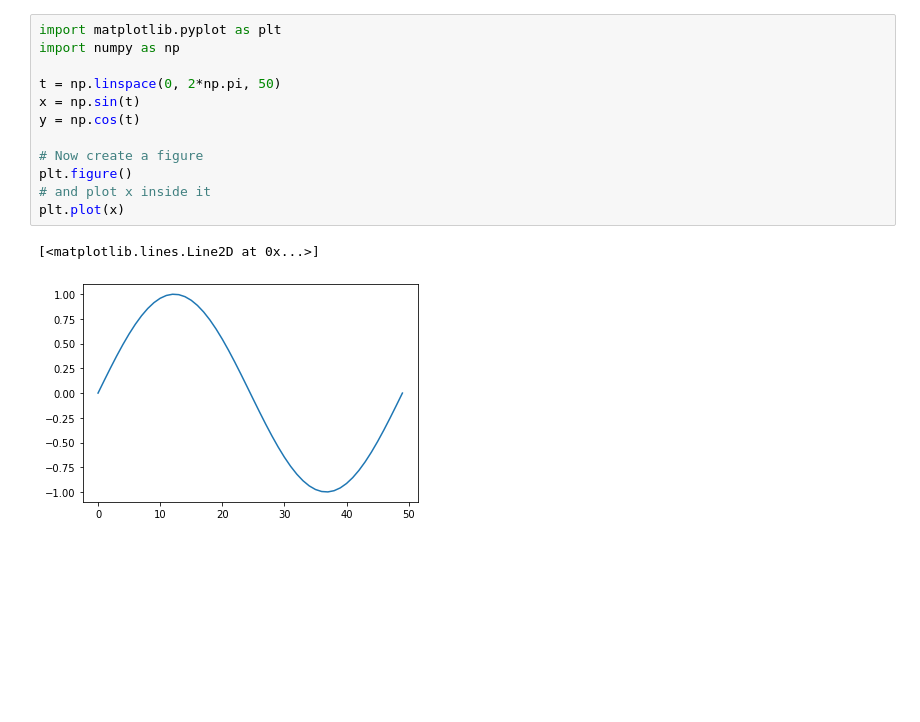
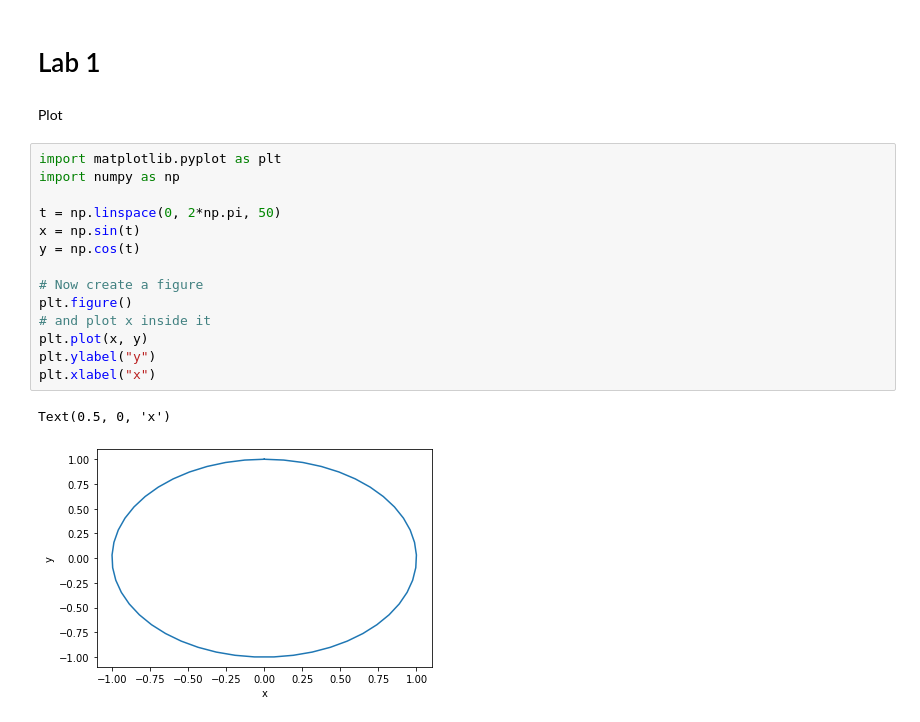
Before and after one commit to he16946/Data_Labs, a Jupyter notebook: Lab_1.ipynb, the cells around one changed output. Saved outputs shown, nothing was run; the diff lists cells and outputs as text; blank space fills up the shorter version.

```diff
--- a/Lab_1.ipynb
+++ b/Lab_1.ipynb
@@ -3,15 +3,21 @@
+# %% [markdown]
+# Lab 1
+# %% [markdown]
+Plot
 # %%
 import matplotlib.pyplot as plt
 import numpy as np
 
 t = np.linspace(0, 2*np.pi, 50)
 x = np.sin(t)
 y = np.cos(t)
 
 # Now create a figure
 plt.figure()
 # and plot x inside it
-plt.plot(x)
+plt.plot(x, y)
+plt.ylabel("y")
+plt.xlabel("x")
 # %% [output]
-[<matplotlib.lines.Line2D at 0x...>]
+Text(0.5, 0, 'x')
-[figure, old version]
+[figure, new version]
```
Also changed, not shown: parts of 15 cells of this notebook.
